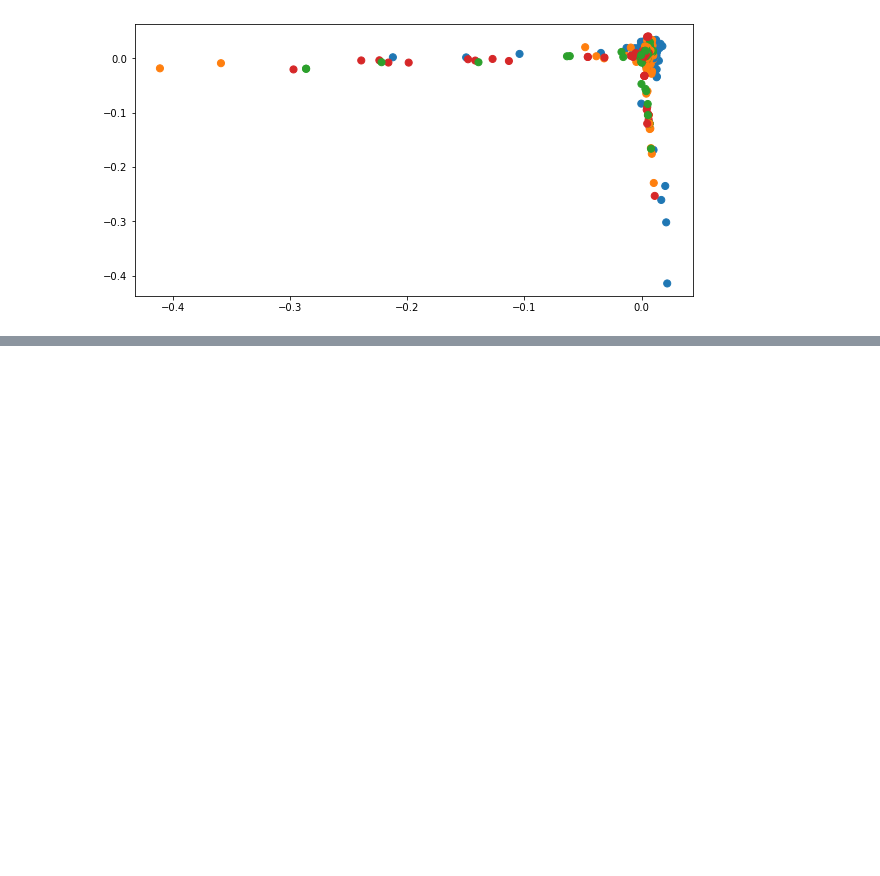
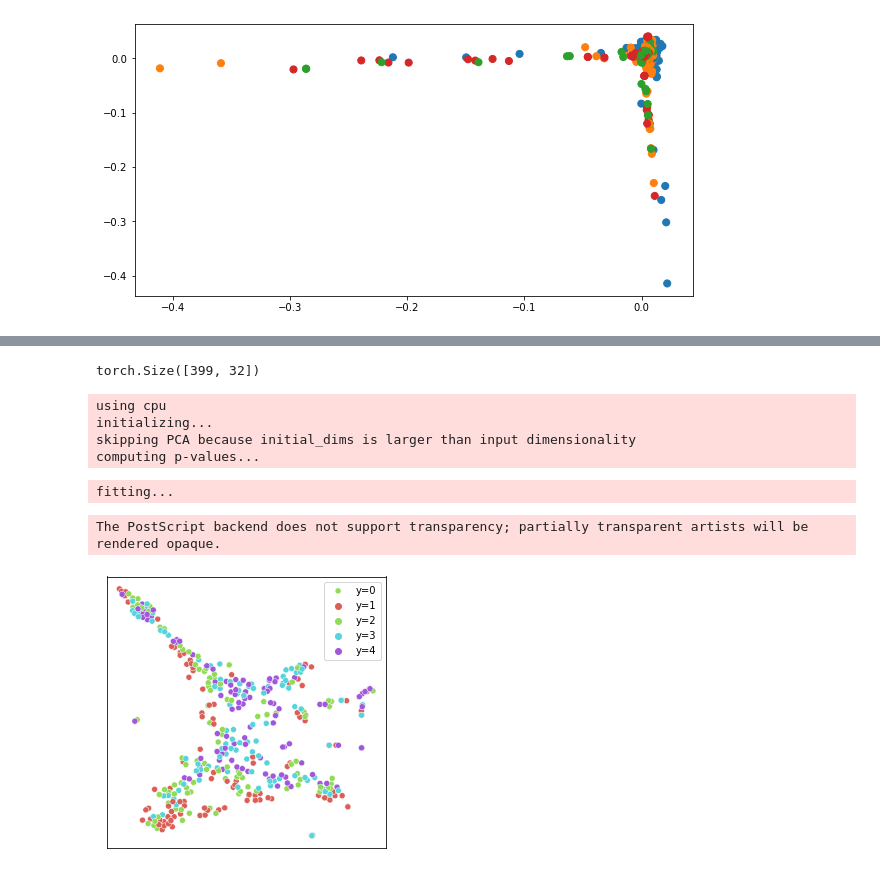
Before and after one commit to seanli3/graph_restructure, a Jupyter notebook: plot/eigenvalue prepresentation.ipynb, the cells around one changed output, grey strips where cells are left out. Saved outputs shown, nothing was run; the diff lists cells and outputs as text; code cells hidden in the pictures; blank space fills up the shorter version.

```diff
--- a/plot/eigenvalue prepresentation.ipynb
+++ b/plot/eigenvalue prepresentation.ipynb
@@ -147,0 +213,4 @@ torch.Size([34])
+# %%
+x.shape
+# %% [output]
+torch.Size([399, 32])
@@ -147,0 +236,34 @@ torch.Size([34])
+# %%
+x = v[:, [1, 2, 3, 4, 5]]
+# indices=tensor([ 37,  93, 159, 192,  88, 184,  83,  17, 175,  50]))
+
+from tsne_torch import TorchTSNE as TSNE
+X_emb = TSNE(n_components=2, perplexity=30, n_iter=1000, verbose=True).fit_transform(x)  # returns shape (n_samples, 2)
+
+import seaborn as sns
+from matplotlib import pyplot as plt
+res = {}
+res['y'] = data.y
+res['tsne-2d-one'] = X_emb[:,0]
+res['tsne-2d-two'] = X_emb[:,1]
+plt.figure(figsize=(5,5))
+ax= sns.scatterplot(
+    x="tsne-2d-one", y="tsne-2d-two",
+    hue="y",
+    palette=sns.color_palette("hls", 4),
+    data=res,
+    legend="full",
+    # alpha=0.3
+)
+ax.axes.xaxis.set_visible(False)
+ax.axes.yaxis.set_visible(False)
+plt.legend(labels=["y=0","y=1","y=2","y=3", "y=4"])
+plt.savefig('sc_low_europe.eps', format='eps')
+# %% [output]
+using cpu
+initializing...
+skipping PCA because initial_dims is larger than input dimensionality
+computing p-values...
+fitting...
+The PostScript backend does not support transparency; partially transparent artists will be rendered opaque.
+[figure, added]
```
Also changed, not shown: parts of 18 cells of this notebook, 10 other files.
